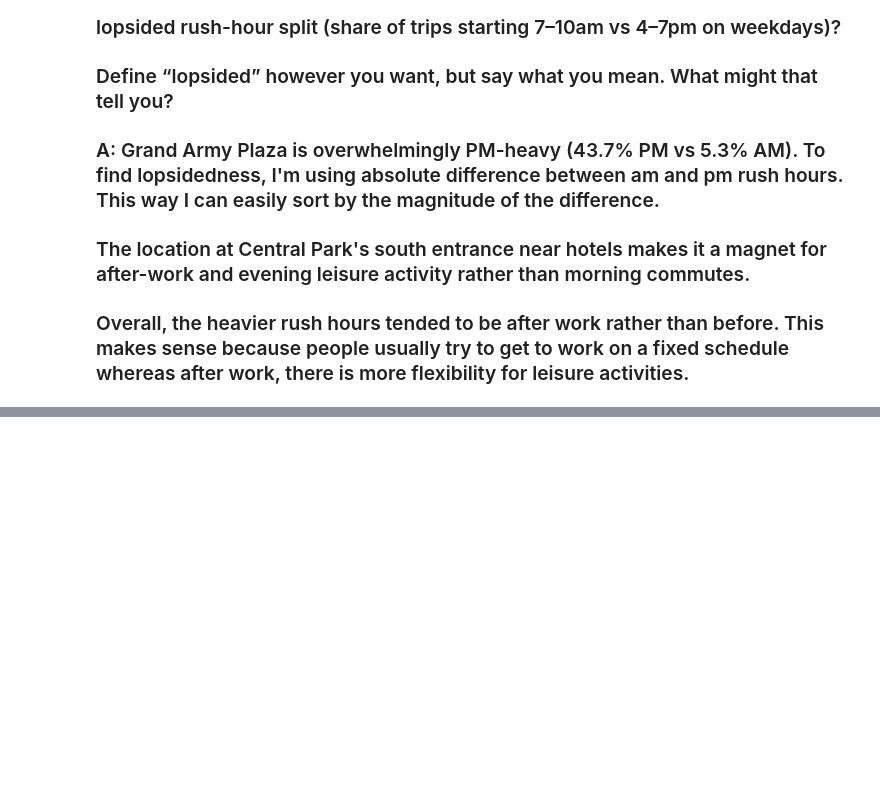
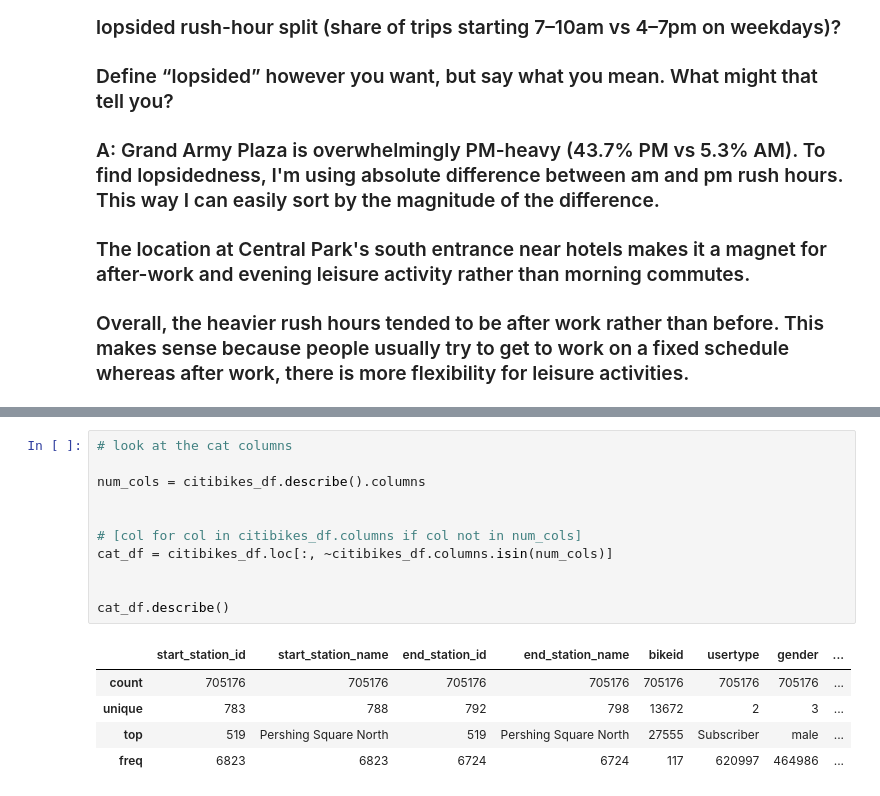
Before and after one commit to bpw1009/wand-takehome, a Jupyter notebook: citibike_questions.ipynb, the cells around one changed output, grey strips where cells are left out. Drawn from its saved outputs; the diff is of its cells as text; blank space fills up the shorter version.

```diff
--- a/citibike_questions.ipynb
+++ b/citibike_questions.ipynb
@@ -178,0 +247,17 @@ am_pm_df.style.format({'am_rush_hr': '{:.1%}', 'pm_rush_hr': '{:.1%}','pctg_poin
+# %%
+# look at the cat columns
+
+num_cols = citibikes_df.describe().columns
+
+
+# [col for col in citibikes_df.columns if col not in num_cols]
+cat_df = citibikes_df.loc[:, ~citibikes_df.columns.isin(num_cols)]
+
+
+cat_df.describe()
+# %% [output]
+|  | start_station_id | start_station_name | end_station_id | end_station_name | bikeid | usertype | gender | ... |
+| count | 705176 | 705176 | 705176 | 705176 | 705176 | 705176 | 705176 | ... |
+| unique | 783 | 788 | 792 | 798 | 13672 | 2 | 3 | ... |
+| top | 519 | Pershing Square North | 519 | Pershing Square North | 27555 | Subscriber | male | ... |
+| freq | 6823 | 6823 | 6724 | 6724 | 117 | 620997 | 464986 | ... |
```
Also changed, not shown: parts of 13 cells of this notebook.
